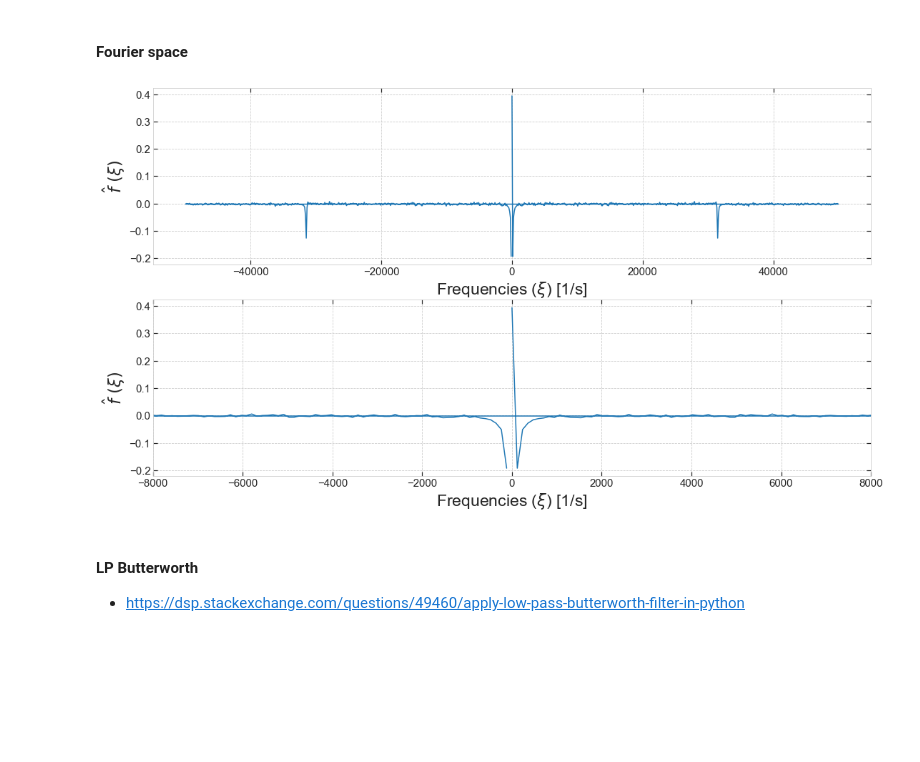
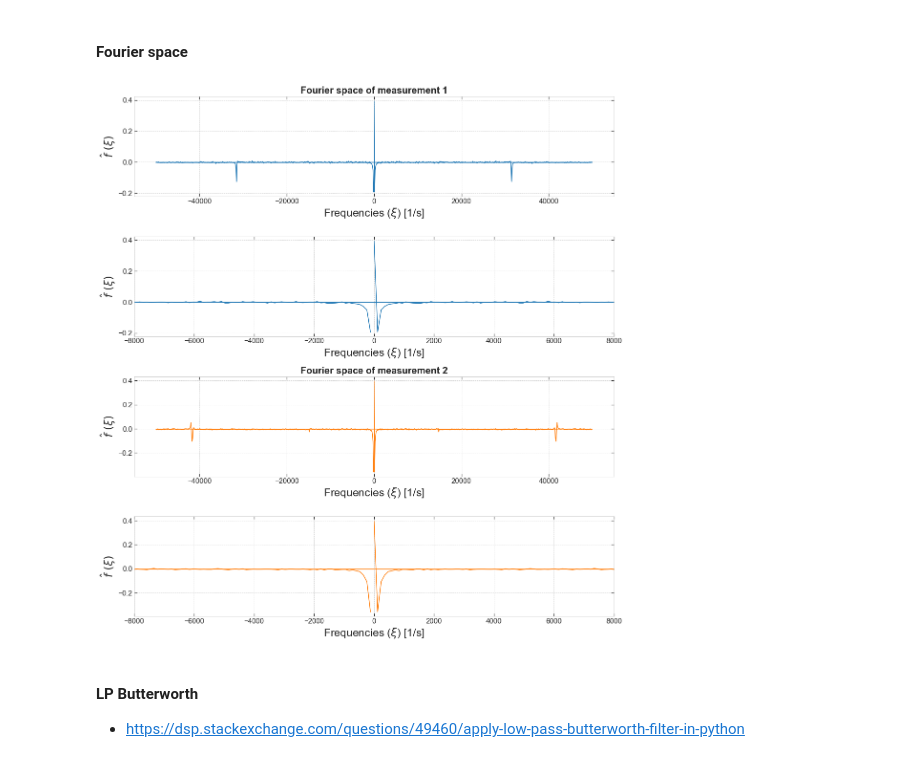
Before and after one commit to masterdesky/ELTE-applied-physics-2019, a Jupyter notebook: II. Optical Pumping/notebooks/opu.ipynb, the cells around one changed output. Cells and saved outputs as stored; diff of their text form; code cells hidden in the pictures; blank space fills up the shorter version.

```diff
--- a/II. Optical Pumping/notebooks/opu.ipynb
+++ b/II. Optical Pumping/notebooks/opu.ipynb
@@ -421,31 +421,45 @@ plt.show()
 # %% [markdown]
 #### Fourier space
 # %%
-nrows = 2
+nrows = 4
 ncols = 1
 fig, axes = plt.subplots(nrows=nrows, ncols=ncols, figsize=(18*ncols,5*nrows))
+fig.subplots_adjust(hspace=0.4)
 
+titlesize = 20
 axislabelsize = 23
 axisticksize = 15
 
 # Calculate FFT and corresponding frequencies
 # Sampling should be somewhere around 44 kHz
-fourier_var = np.fft.fft(values_var)
-freq_var = np.fft.fftfreq(values_var.size, d=float(header['Sampling Period']))
+fourier_1 = np.fft.fft(values_var_1)
+freq_1 = np.fft.fftfreq(values_var_1.size, d=float(header_1['Sampling Period']))
+fourier_2 = np.fft.fft(values_var_2)
+freq_2 = np.fft.fftfreq(values_var_2.size, d=float(header_2['Sampling Period']))
+
+colors = ['tab:blue', 'tab:orange']
+for idx, params in enumerate([[freq_1, fourier_1.real], [freq_2, fourier_2.real]]):
+    axes[2*idx].plot(params[0], params[1], color=colors[idx])
+    axes[2*idx+1].plot(params[0], params[1], color=colors[idx])
 
 for i in range(nrows):
-    axes[i].plot(freq_var, fourier_var.real)
-
     axes[i].set_xlabel(r'Frequencies ($\xi$) [1/s]', fontsize=axislabelsize)
     axes[i].set_ylabel(r'$\hat{f}\ (\xi)$', fontsize=axislabelsize)
     axes[i].tick_params(axis='both', which='major', labelsize=axisticksize)
+axes[0].set_title('Fourier space of measurement 1', fontsize=titlesize, fontweight='bold')
+axes[2].set_title('Fourier space of measurement 2', fontsize=titlesize, fontweight='bold')
 
 freq_lim = 8000
 axes[1].set_xlim(-freq_lim, freq_lim)
+axes[3].set_xlim(-freq_lim, freq_lim)
 
+plt.savefig(figsave_dir + 'tau_sliced_fourier.' + figsave_format,
+            format=figsave_format,
+            dpi=figsave_dpi,
+            bbox_inches='tight')
 plt.show()
 # %% [output]
-[figure, old version]
+[figure, new version]
 # %% [markdown]
 #### LP Butterworth
 
```
Also changed, not shown: parts of 7 cells of this notebook, 1 other file.
